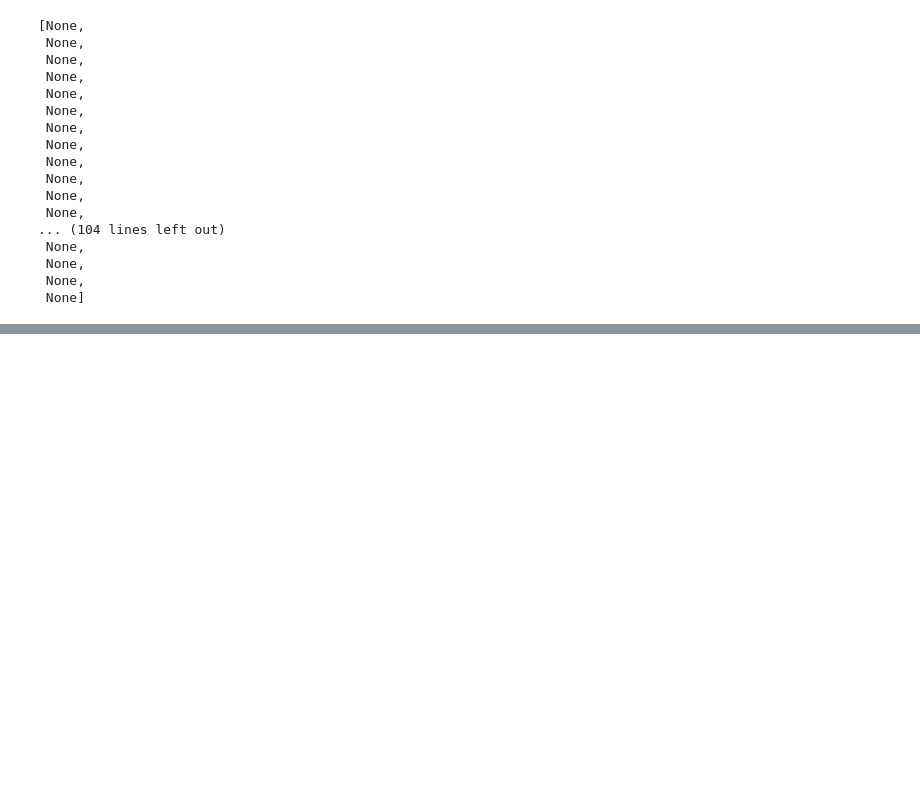
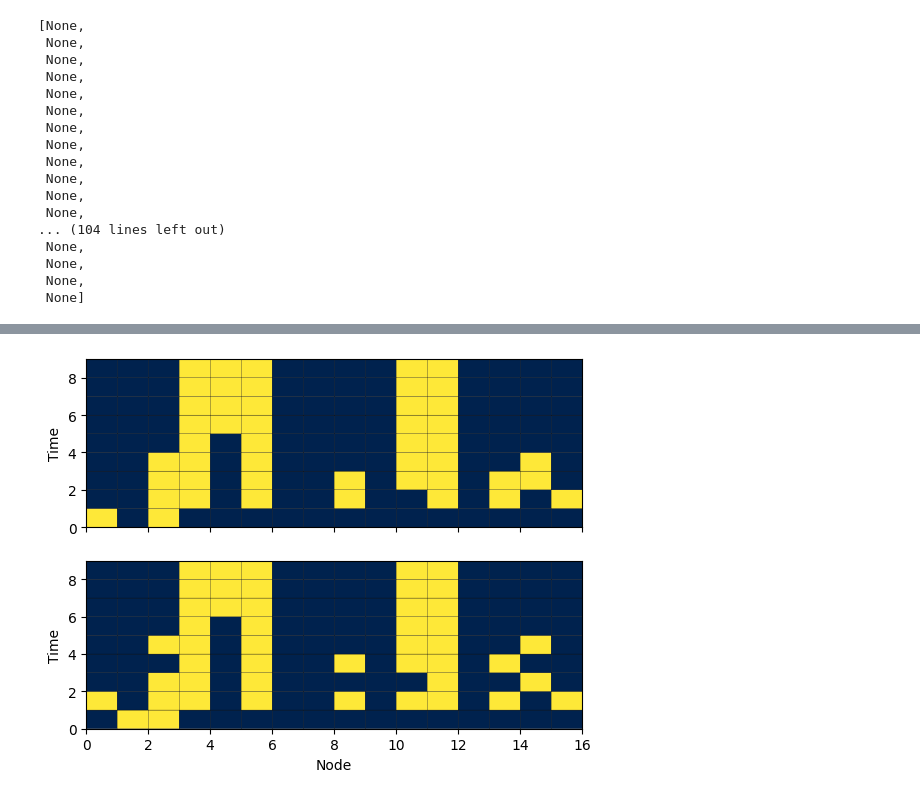
Before and after one commit to trevormccrt/gpuaffman_networks, a Jupyter notebook: genetics/analysis/sequential_and_task_results.ipynb, the cells around one changed output, grey strips where cells are left out. Cells and saved outputs as stored; diff of their text form; code cells hidden in the pictures; blank space fills up the shorter version.

```diff
--- a/genetics/analysis/sequential_and_task_results.ipynb
+++ b/genetics/analysis/sequential_and_task_results.ipynb
@@ -88,3 +94,16 @@ fig.tight_layout()
+# %%
+fig, axs = plt.subplots(nrows=2, sharey=True, sharex=True)
+lw = 0.2
+cm = "cividis"
+axs[0].pcolor(cp.asnumpy(example_trajs[:, -3, 0, :]), cmap=cm, linewidth=lw, edgecolors="black")
+axs[1].pcolor(cp.asnumpy(example_trajs[:, -2, 0, :]), cmap=cm, linewidth=lw, edgecolors="black")
+axs[-1].set_xlabel('Node')
+
+
+[axs[i].set_ylabel('Time') for i in range(2)]
+plt.savefig(os.path.join(plt_save_dir, "sequential_and_traj.png"), dpi=400)
+# %% [output]
+[figure, added]
 # %%
 physical_error_rates = np.linspace(start=0, stop=0.03, num=20)
 logical_error_rates = analysis_util.generate_ft_curve(physical_error_rates, cp.array(batched_input_state), cp.array(best_functions), cp.array(best_conn), cp.array(best_used_conn), tasks.evaluate_sequential_and_task, n_traj=15000)
```
Also changed, not shown: parts of 7 cells of this notebook, 8 other files.
